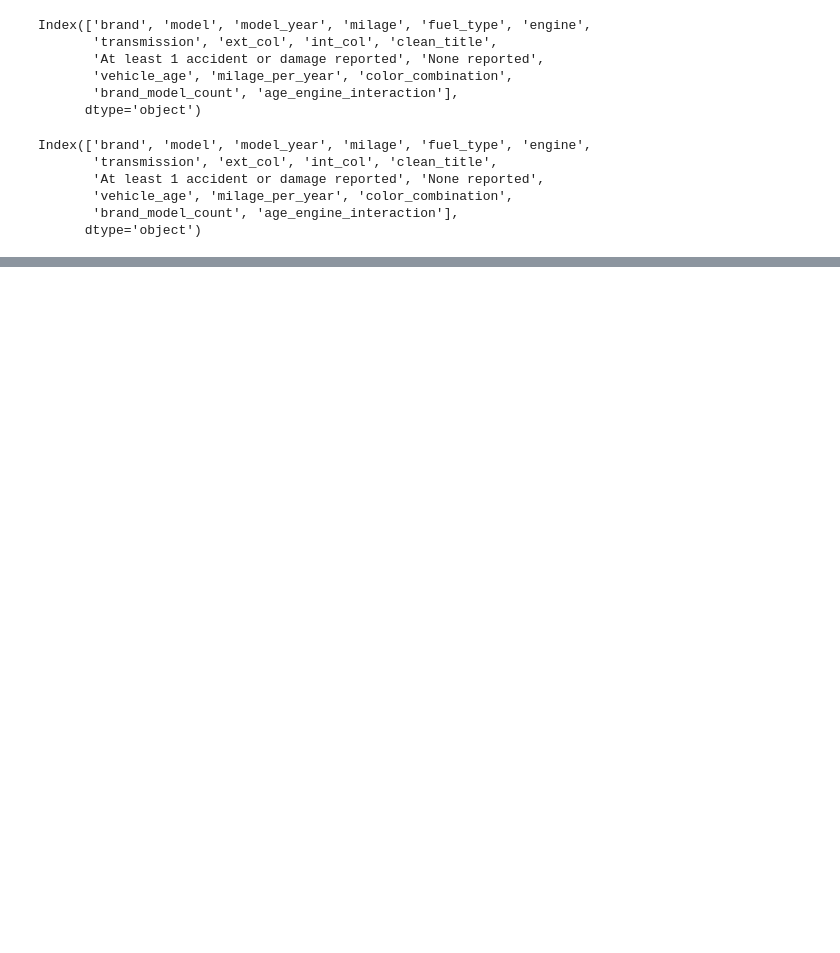
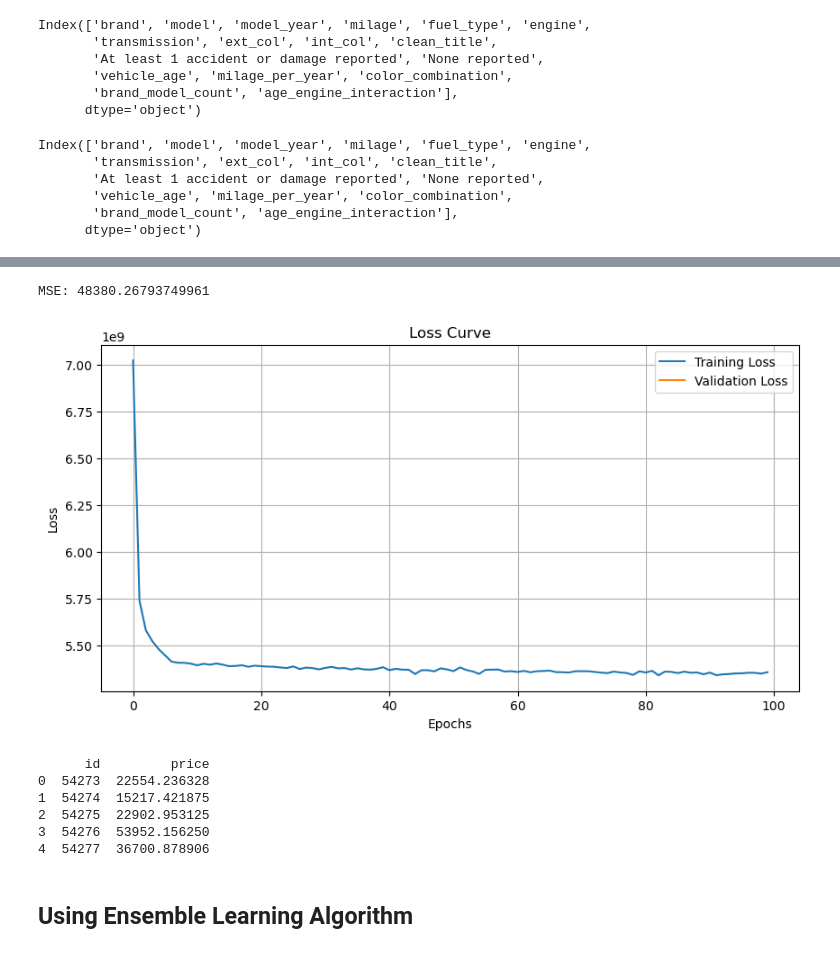
Before and after one commit to Odelolasolomon/KaggleX-Challenge-and-LLM-Project, a Jupyter notebook: KaggleChallenge.ipynb, the cells around one changed output, grey strips where cells are left out. Cells and saved outputs as stored; diff of their text form; code cells hidden in the pictures; blank space fills up the shorter version.

Commit message:
used ensemble and deep learning models and got to 363 on the competition platform

```diff
--- a/KaggleChallenge.ipynb
+++ b/KaggleChallenge.ipynb
@@ -826,0 +852,6 @@ print(submission.head())
+# %%
+from sklearn.feature_selection import SelectKBest, f_regression
+
+selector = SelectKBest(score_func=f_regression, k='all')  # or specify k
+X_train_selected = selector.fit_transform(X_train_scaled, y_train)
+X_val_selected = selector.transform(X_val)
@@ -826,0 +860,46 @@ print(submission.head())
+# %%
+from tensorflow.keras.models import Sequential
+from tensorflow.keras.layers import Dense, Dropout
+from scikeras.wrappers import KerasRegressor
+from tensorflow.keras.regularizers import l2
+
+# Define model
+def create_model(units1=32, units2=32, dropout_rate=0.4, optimizer='adam'):
+    model = Sequential([
+        Dense(units1, activation='relu', input_dim=X_train_selected.shape[1]),
+        Dropout(dropout_rate),
+        Dense(units2, activation='relu'),
+        Dropout(dropout_rate),
+        Dense(1, activation='linear')
+    ])
+    model.compile(optimizer=optimizer, loss='mean_squared_error', metrics=['mae'])
+    return model
+
+# Wrap Keras model
+model = KerasRegressor(build_fn=create_model, verbose=0, dropout_rate=0.2, units1=32,units2=32, batch_size=32, epochs=100, optimizer='adam'  )
+# %%
+model_MLP= model.fit(X_train_selected, y_train)
+# %%
+# Evaluate the best model
+predictions = model_MLP.predict(X_val_selected)
+rmse = mean_squared_error(y_val, predictions, squared=False)
+#mae = mean_absolute_error(y_test, predictions)
+print(f'MSE: {rmse}')
+# %% [output]
+MSE: 48380.26793749961
+# %%
+# Extract training history
+history_data = model_MLP.history_
+# %%
+# Plot loss curve
+plt.figure(figsize=(10, 5))
+plt.plot(history_data['loss'], label='Training Loss')
+plt.plot(history_data['val_loss'], label='Validation Loss')
+plt.xlabel('Epochs')
+plt.ylabel('Loss')
+plt.title('Loss Curve')
+plt.legend()
+plt.grid(True)
+plt.show()
+# %% [output]
+[figure, added]
@@ -826,0 +910,14 @@ print(submission.head())
+# %%
+ # Prepare submission file
+submission['price'] = test_predictions
+submission.to_csv('submission_optMLP_21.csv', index=False)
+print(submission.head())
+# %% [output]
+      id         price
+0  54273  22554.236328
+1  54274  15217.421875
+2  54275  22902.953125
+3  54276  53952.156250
+4  54277  36700.878906
+# %% [markdown]
+## Using Ensemble Learning Algorithm
```
Also changed, not shown: parts of 34 cells of this notebook.
